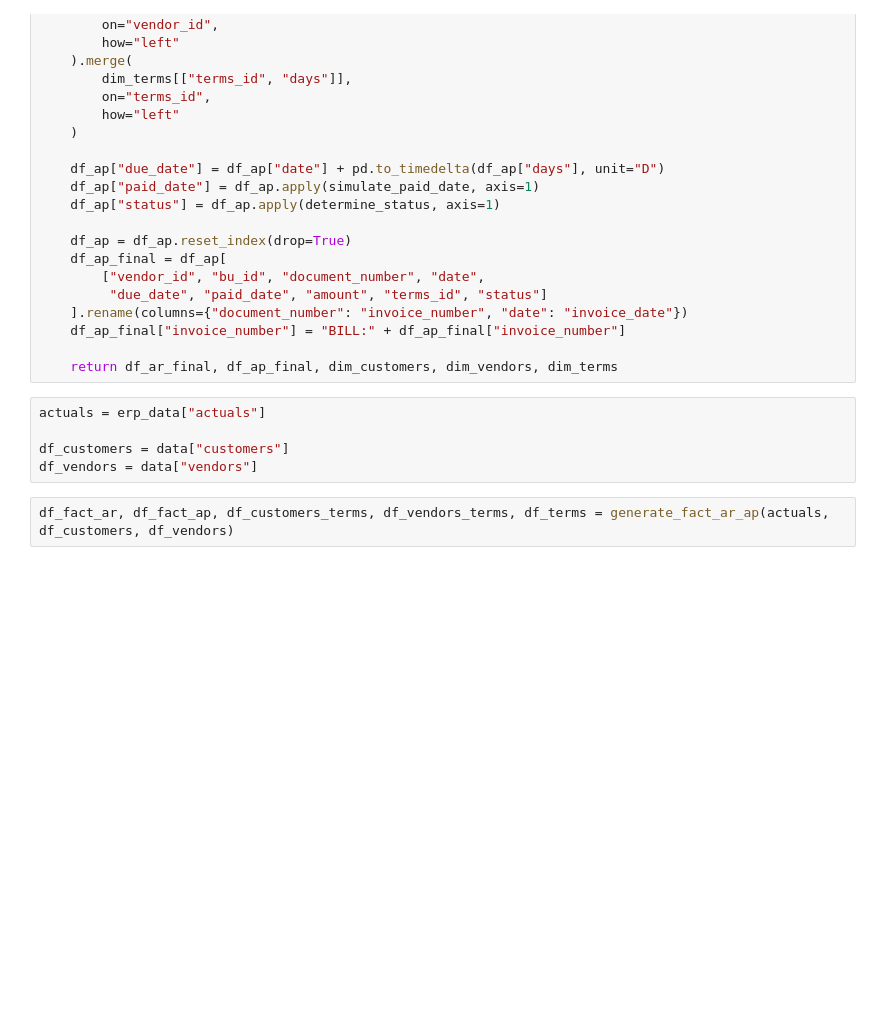
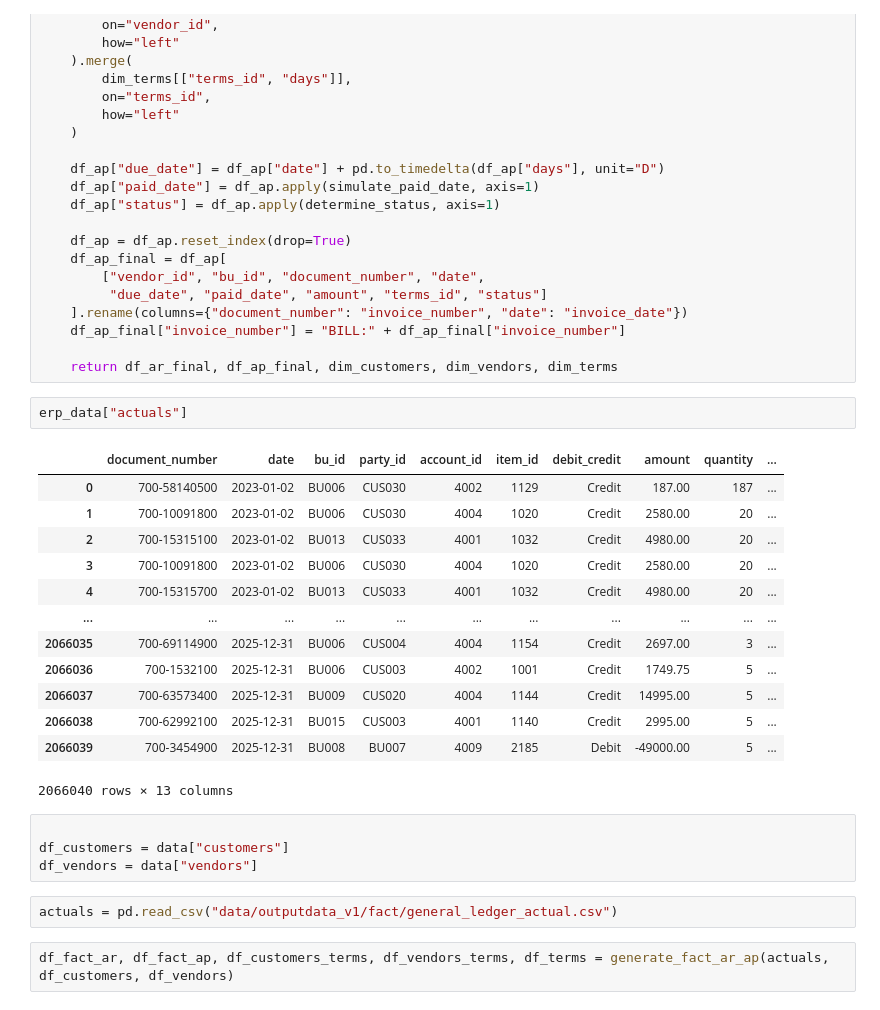
Before and after one commit to JBaltaMG/SynetheticDataGeneration, a Jupyter notebook: Tester_full_codes.ipynb, the cells around one changed output. Saved outputs shown, nothing was run; the diff lists cells and outputs as text; blank space fills up the shorter version.

```diff
--- a/Tester_full_codes.ipynb
+++ b/Tester_full_codes.ipynb
@@ -1300,10 +1312,27 @@ def generate_fact_ar_ap(df_erp, dim_customers, dim_vendors):
     df_ap_final["invoice_number"] = "BILL:" + df_ap_final["invoice_number"]
 
     return df_ar_final, df_ap_final, dim_customers, dim_vendors, dim_terms
+# %%
+erp_data["actuals"]
+# %% [output]
+|  | document_number | date | bu_id | party_id | account_id | item_id | debit_credit | amount | quantity | ... |
+| 0 | 700-58140500 | 2023-01-02 | BU006 | CUS030 | 4002 | 1129 | Credit | 187.00 | 187 | ... |
+| 1 | 700-10091800 | 2023-01-02 | BU006 | CUS030 | 4004 | 1020 | Credit | 2580.00 | 20 | ... |
+| 2 | 700-15315100 | 2023-01-02 | BU013 | CUS033 | 4001 | 1032 | Credit | 4980.00 | 20 | ... |
+| 3 | 700-10091800 | 2023-01-02 | BU006 | CUS030 | 4004 | 1020 | Credit | 2580.00 | 20 | ... |
+| 4 | 700-15315700 | 2023-01-02 | BU013 | CUS033 | 4001 | 1032 | Credit | 4980.00 | 20 | ... |
+| ... | ... | ... | ... | ... | ... | ... | ... | ... | ... | ... |
+| 2066035 | 700-69114900 | 2025-12-31 | BU006 | CUS004 | 4004 | 1154 | Credit | 2697.00 | 3 | ... |
+| 2066036 | 700-1532100 | 2025-12-31 | BU006 | CUS003 | 4002 | 1001 | Credit | 1749.75 | 5 | ... |
+| 2066037 | 700-63573400 | 2025-12-31 | BU009 | CUS020 | 4004 | 1144 | Credit | 14995.00 | 5 | ... |
+| 2066038 | 700-62992100 | 2025-12-31 | BU015 | CUS003 | 4001 | 1140 | Credit | 2995.00 | 5 | ... |
+| 2066039 | 700-3454900 | 2025-12-31 | BU008 | BU007 | 4009 | 2185 | Debit | -49000.00 | 5 | ... |
+2066040 rows × 13 columns
+# %%
+
+df_customers = data["customers"]
+df_vendors = data["vendors"]
 # %%
-actuals = erp_data["actuals"]
-
-df_customers = data["customers"]
-df_vendors = data["vendors"]
+actuals = pd.read_csv("data/outputdata_v1/fact/general_ledger_actual.csv")
 # %%
 df_fact_ar, df_fact_ap, df_customers_terms, df_vendors_terms, df_terms = generate_fact_ar_ap(actuals, df_customers, df_vendors)
```
Also changed, not shown: parts of 21 cells of this notebook.
